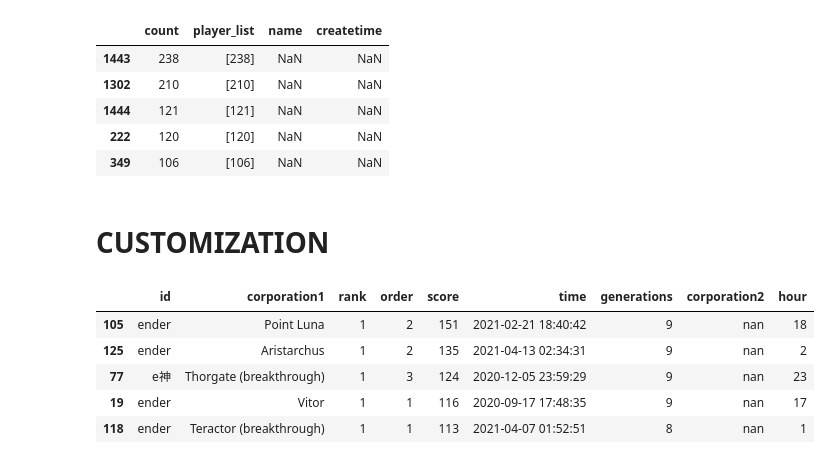
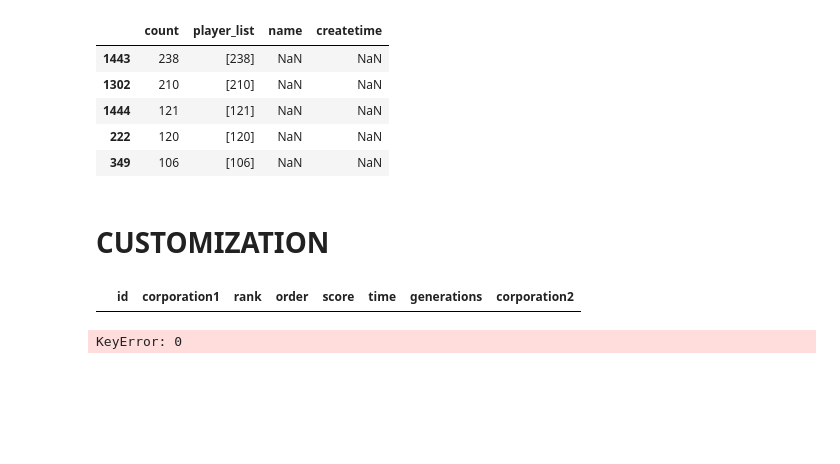
Before and after one commit to Ender-Wiggin2019/tfm-summary, a Jupyter notebook: tfm_data_summary.ipynb, the cells around one changed output. Cells and saved outputs as stored; diff of their text form; code cells hidden in the pictures; blank space fills up the shorter version.

```diff
--- a/tfm_data_summary.ipynb
+++ b/tfm_data_summary.ipynb
@@ -174,7 +174,10 @@ def playerGroup(df,num,player,map_df): #TODO,模糊查找
                         player_df.loc[player_df.shape[0]] = [i[column]['player'].lower(),i[column]['corporation'],i[column]['position'],i[column]['order'],i[column]['playerScore'],i['createtime'],i['generations'],i[column]['corporation2']]
     return player_df
 # %%
-user_df = playerGroup(df4,4,'ender',player_mapping_df)
+user_df = playerGroup(df4,4,'小黄',player_mapping_df)
+user_df.head()
+# %% [output]
+|  | id | corporation1 | rank | order | score | time | generations | corporation2 |
 # %%
 group_by_corp = user_df.groupby(['corporation1']).agg({'id':'count','rank':'mean','score':'mean','generations':'mean'}).sort_values(by=['id'], ascending=False)
 
@@ -184,11 +187,6 @@ group_by_hour.reset_index().loc[0,'hour']
 highest = user_df.sort_values(by=["score","generations"],ascending=[False,True])
 highest.head()
 # %% [output]
-|  | id | corporation1 | rank | order | score | time | generations | corporation2 | hour |
-| 105 | ender | Point Luna | 1 | 2 | 151 | 2021-02-21 18:40:42 | 9 | nan | 18 |
-| 125 | ender | Aristarchus | 1 | 2 | 135 | 2021-04-13 02:34:31 | 9 | nan | 2 |
-| 77 | e神 | Thorgate (breakthrough) | 1 | 3 | 124 | 2020-12-05 23:59:29 | 9 | nan | 23 |
-| 19 | ender | Vitor | 1 | 1 | 116 | 2020-09-17 17:48:35 | 9 | nan | 17 |
-| 118 | ender | Teractor (breakthrough) | 1 | 1 | 113 | 2021-04-07 01:52:51 | 8 | nan | 1 |
+KeyError: 0
 # %%
 user_df.to_csv('ee.csv',index=False)
```
Also changed, not shown: parts of 7 cells of this notebook, 3 other files.
